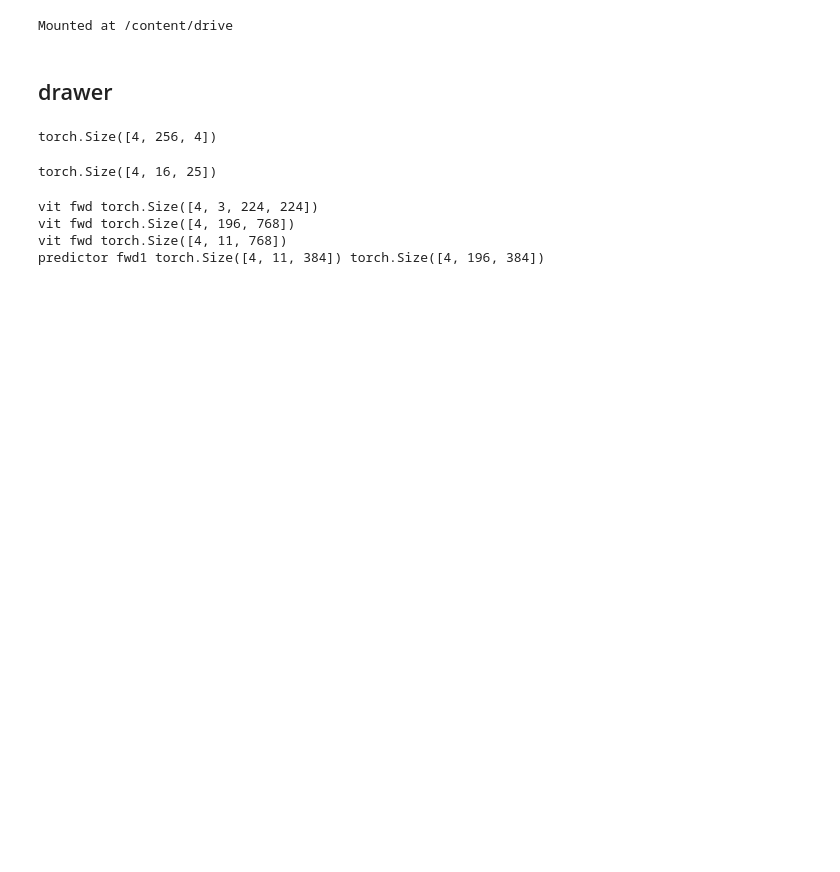
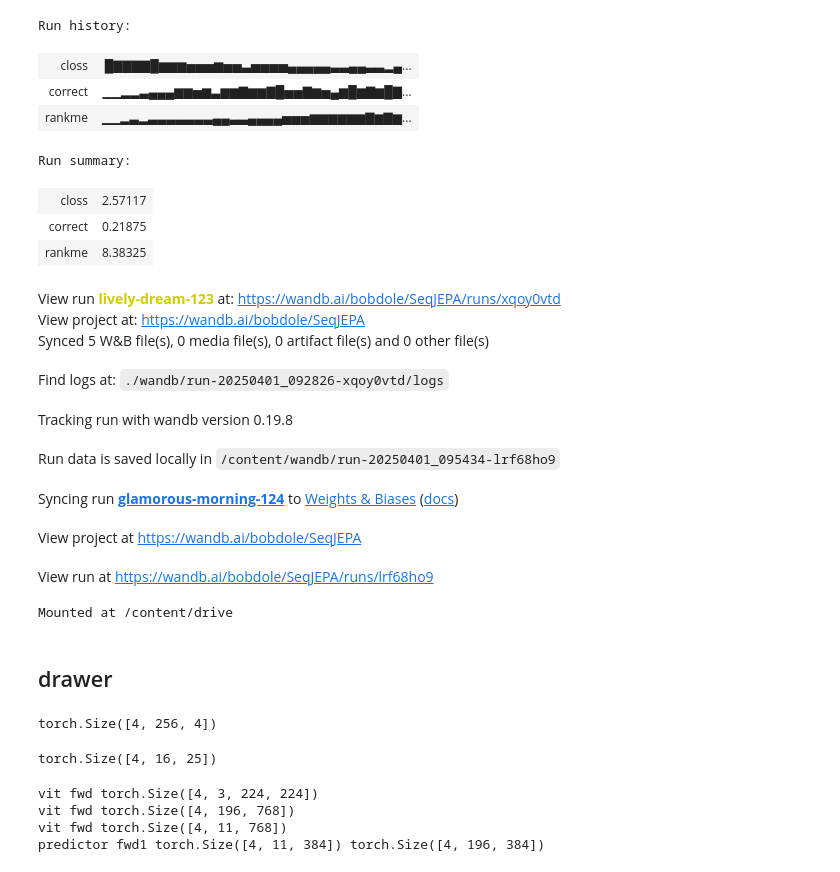
Before and after one commit to eisbetterthanpi/JEPA, a Jupyter notebook: Seq_JEPA.ipynb, the cells around one changed output. Saved outputs shown, nothing was run; the diff lists cells and outputs as text; code cells hidden in the pictures; blank space fills up the shorter version.

```diff
--- a/Seq_JEPA.ipynb
+++ b/Seq_JEPA.ipynb
@@ -913,4 +838,5 @@ import wandb # https://docs.wandb.ai/quickstart
 wandb.login(key='487a2109e55dce4e13fc70681781de9f50f27be7')
 try: run.finish()
 except NameError: pass
-run = wandb.init(project="violet", config={"model": "res18",})
+run = wandb.init(project="SeqJEPA", config={"model": "res18",}) # violet
+# %% [output]
@@ -917,3 +845,20 @@ run = wandb.init(project="violet", config={"model": "res18",})
+Run history:
+| closs | █▇▇▇▇█▆▆▆▅▅▅▆▅▅▃▅▅▅▅▄▄▄▄▄▃▃▄▄▃▃▂▄... |
+| correct | ▁▁▂▂▃▄▄▄▆▆▅▆▃▆▆▇▆▆▇█▅▅▇▆▅▄▆█▆▇▆█▇... |
+| rankme | ▁▁▂▃▂▃▃▃▃▃▃▃▄▄▃▃▄▄▄▄▅▅▅▆▆▆▆▆▆▇▆▇▆... |
+Run summary:
+| closs | 2.57117 |
+| correct | 0.21875 |
+| rankme | 8.38325 |
+View run lively-dream-123 at: https://wandb.ai/bobdole/SeqJEPA/runs/xqoy0vtd
+View project at: https://wandb.ai/bobdole/SeqJEPA
+Synced 5 W&B file(s), 0 media file(s), 0 artifact file(s) and 0 other file(s)
+Find logs at: ./wandb/run-20250401_092826-xqoy0vtd/logs
+Tracking run with wandb version 0.19.8
+Run data is saved locally in /content/wandb/run-20250401_095434-lrf68ho9
+Syncing run glamorous-morning-124 to Weights & Biases (docs)
+View project at https://wandb.ai/bobdole/SeqJEPA
+View run at https://wandb.ai/bobdole/SeqJEPA/runs/lrf68ho9
 # %%
 
 # @title supervised train test
```
Also changed, not shown: parts of 28 cells of this notebook.
